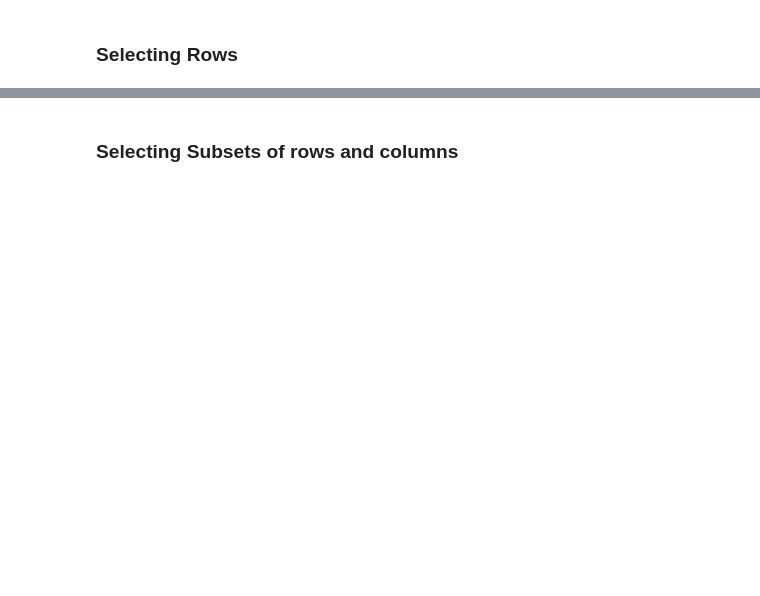
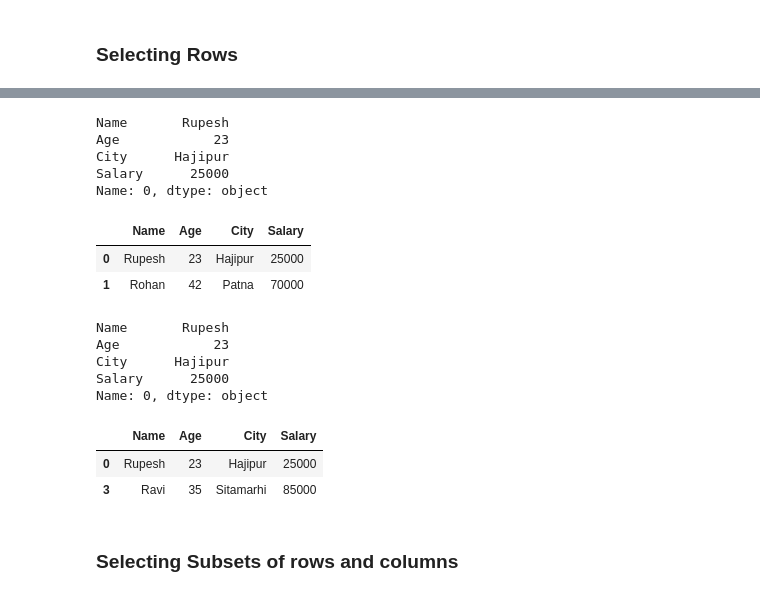
Before and after one commit to Cruziour/Data-Science-Journey, a Jupyter notebook: Pandas/DataFrame.ipynb, the cells around one changed output, grey strips where cells are left out. Drawn from its saved outputs; the diff is of its cells as text; code cells hidden in the pictures; blank space fills up the shorter version.

```diff
--- a/Pandas/DataFrame.ipynb
+++ b/Pandas/DataFrame.ipynb
@@ -80,2 +139,30 @@ df2
+# %%
+df1.loc[0]
+# %% [output]
+Name       Rupesh
+Age            23
+City      Hajipur
+Salary      25000
+Name: 0, dtype: object
+# %%
+df1.loc[[0,1]]
+# %% [output]
+|  | Name | Age | City | Salary |
+| 0 | Rupesh | 23 | Hajipur | 25000 |
+| 1 | Rohan | 42 | Patna | 70000 |
+# %%
+df1.iloc[0]
+# %% [output]
+Name       Rupesh
+Age            23
+City      Hajipur
+Salary      25000
+Name: 0, dtype: object
+# %%
+df1.iloc[[0,3]]
+# %% [output]
+|  | Name | Age | City | Salary |
+| 0 | Rupesh | 23 | Hajipur | 25000 |
+| 3 | Ravi | 35 | Sitamarhi | 85000 |
 # %% [markdown]
 ### Selecting Subsets of rows and columns
```
Also changed, not shown: parts of 16 cells of this notebook.
